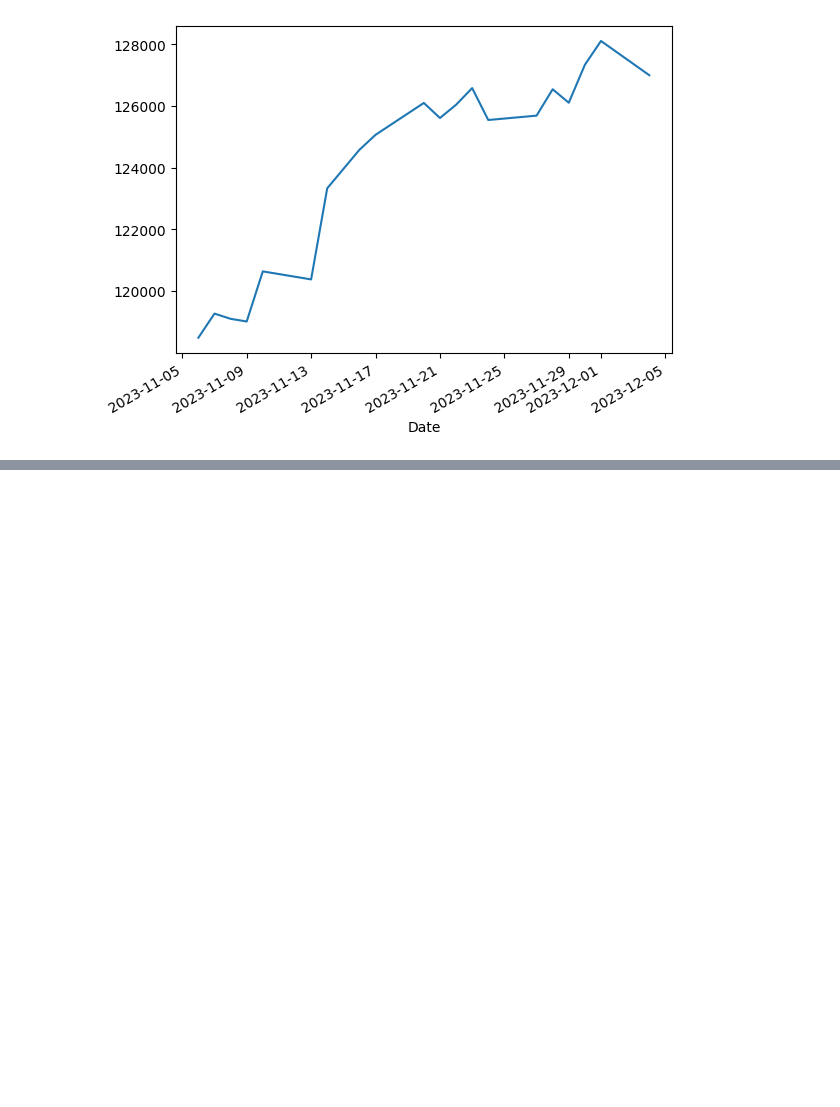
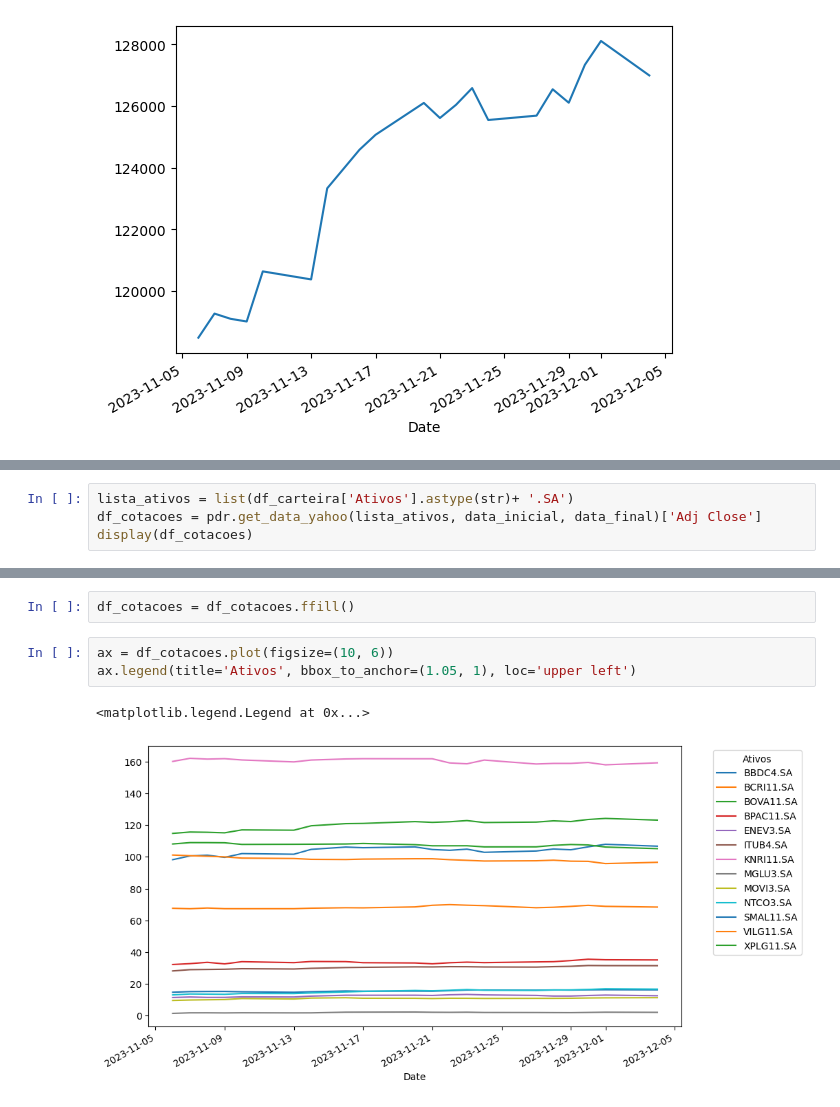
Before and after one commit to SousaNunesBS/analise-carteira-investimento, a Jupyter notebook: analise-investimento.ipynb, the cells around one changed output, grey strips where cells are left out. Drawn from its saved outputs; the diff is of its cells as text; blank space fills up the shorter version.

Commit message:
criação de df_cotacoes normalizado

```diff
--- a/analise-investimento.ipynb
+++ b/analise-investimento.ipynb
@@ -65,0 +68,4 @@ plt.show()
+# %%
+lista_ativos = list(df_carteira['Ativos'].astype(str)+ '.SA')
+df_cotacoes = pdr.get_data_yahoo(lista_ativos, data_inicial, data_final)['Adj Close']
+display(df_cotacoes)
@@ -65,0 +115,8 @@ plt.show()
+# %%
+df_cotacoes = df_cotacoes.ffill()
+# %%
+ax = df_cotacoes.plot(figsize=(10, 6))
+ax.legend(title='Ativos', bbox_to_anchor=(1.05, 1), loc='upper left')
+# %% [output]
+<matplotlib.legend.Legend at 0x...>
+[figure, added]
```
Also changed, not shown: parts of 6 cells of this notebook.
